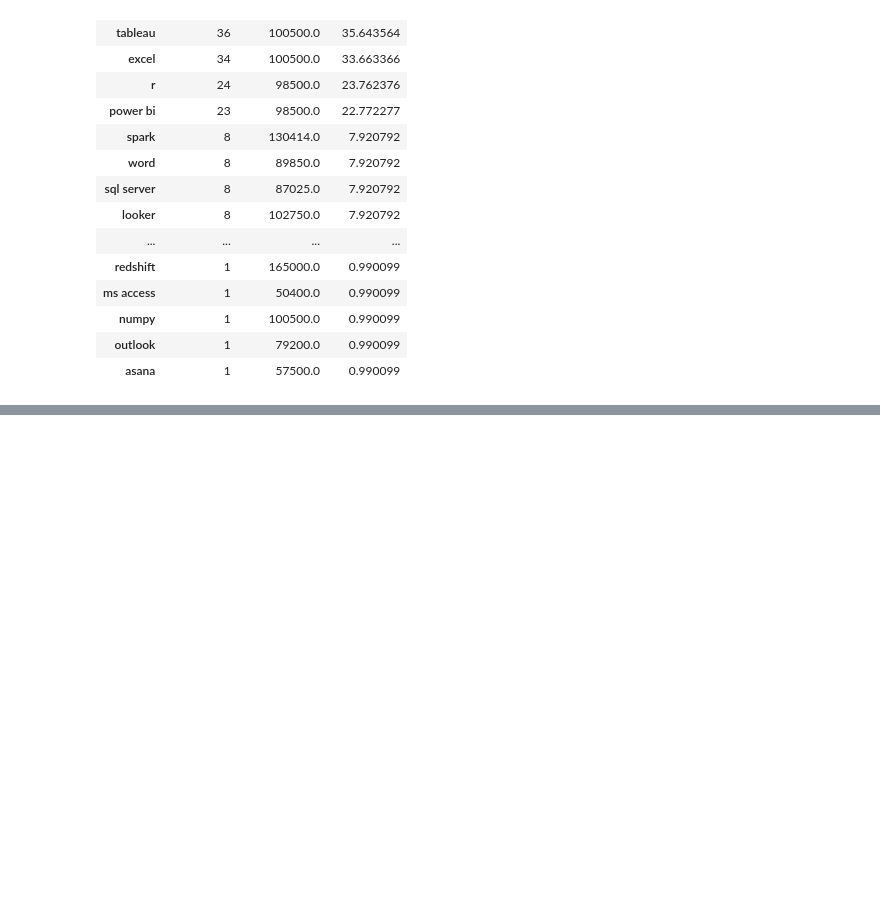
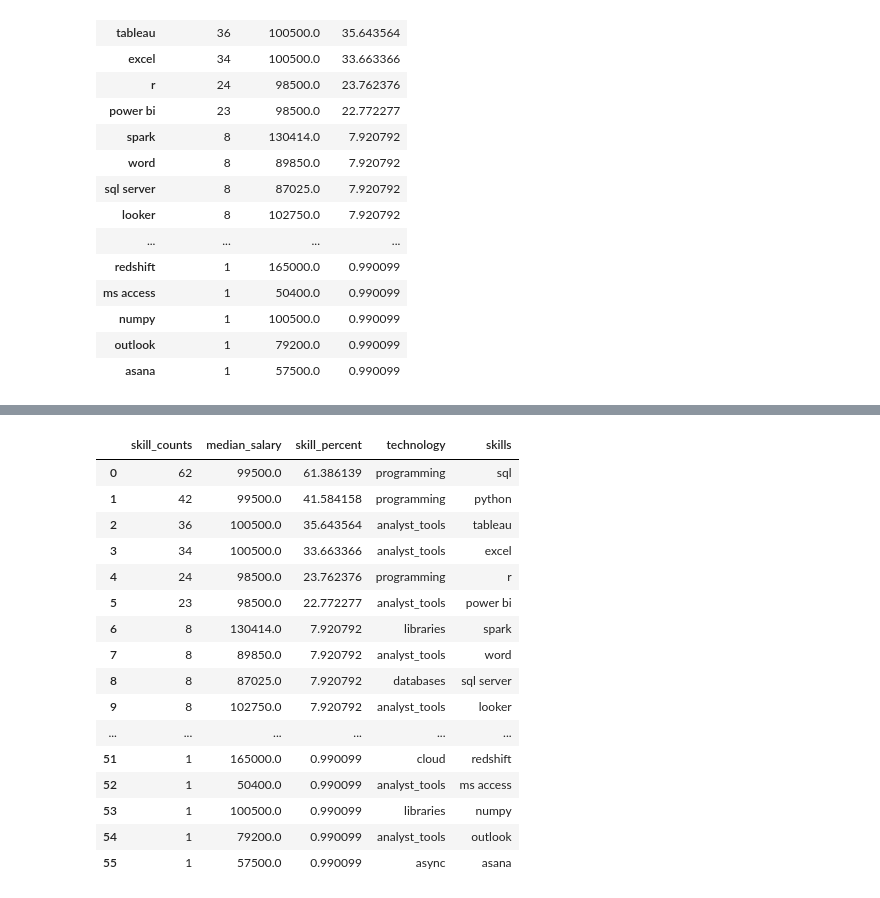
Before and after one commit to Victor-Nguyen-da-dev/Python-Portfolio-1, a Jupyter notebook: 3.Projects/5.Optimal_Skills_ASEAN.ipynb, the cells around one changed output, grey strips where cells are left out. Drawn from its saved outputs; the diff is of its cells as text; code cells hidden in the pictures; blank space fills up the shorter version.

```diff
--- a/3.Projects/5.Optimal_Skills_ASEAN.ipynb
+++ b/3.Projects/5.Optimal_Skills_ASEAN.ipynb
@@ -73,0 +121,22 @@ plt.xlabel()
+# %%
+df_technology = df['job_type_skills'].copy()
+
+df_technology = df_technology.drop_duplicates()
+
+df_technology = df_technology.dropna()
+
+# combine all dictionaries into one
+technology_dict = {}
+for row in df_technology:
+    row_dict = ast.literal_eval(row)  # convert string to dictionary
+    for key, value in row_dict.items():
+        if key in technology_dict:  # if key already exists in technology_dict, add value to existing value
+            technology_dict[key] += value
+        else:                       # if key does not exist in technology_dict, add key and value
+            technology_dict[key] = value
+
+# remove duplicates by converting values to set then back to list
+for key, value in technology_dict.items():
+    technology_dict[key] = list(set(value))
+
+technology_dict
@@ -73,0 +161,6 @@ plt.xlabel()
+# %%
+df_technology = pd.DataFrame(list(technology_dict.items()), columns=['technology', 'skills'])
+
+df_technology = df_technology.explode('skills')
+
+df_technology
@@ -73,0 +181,22 @@ plt.xlabel()
+# %%
+df_DA_skills_tech = df_DA_skills.merge(df_technology, left_on='job_skills', right_on='skills')
+
+df_DA_skills_tech
+# %% [output]
+|  | skill_counts | median_salary | skill_percent | technology | skills |
+| 0 | 62 | 99500.0 | 61.386139 | programming | sql |
+| 1 | 42 | 99500.0 | 41.584158 | programming | python |
+| 2 | 36 | 100500.0 | 35.643564 | analyst_tools | tableau |
+| 3 | 34 | 100500.0 | 33.663366 | analyst_tools | excel |
+| 4 | 24 | 98500.0 | 23.762376 | programming | r |
+| 5 | 23 | 98500.0 | 22.772277 | analyst_tools | power bi |
+| 6 | 8 | 130414.0 | 7.920792 | libraries | spark |
+| 7 | 8 | 89850.0 | 7.920792 | analyst_tools | word |
+| 8 | 8 | 87025.0 | 7.920792 | databases | sql server |
+| 9 | 8 | 102750.0 | 7.920792 | analyst_tools | looker |
+| ... | ... | ... | ... | ... | ... |
+| 51 | 1 | 165000.0 | 0.990099 | cloud | redshift |
+| 52 | 1 | 50400.0 | 0.990099 | analyst_tools | ms access |
+| 53 | 1 | 100500.0 | 0.990099 | libraries | numpy |
+| 54 | 1 | 79200.0 | 0.990099 | analyst_tools | outlook |
+| 55 | 1 | 57500.0 | 0.990099 | async | asana |
```
Also changed, not shown: parts of 5 cells of this notebook, 1 other file.
